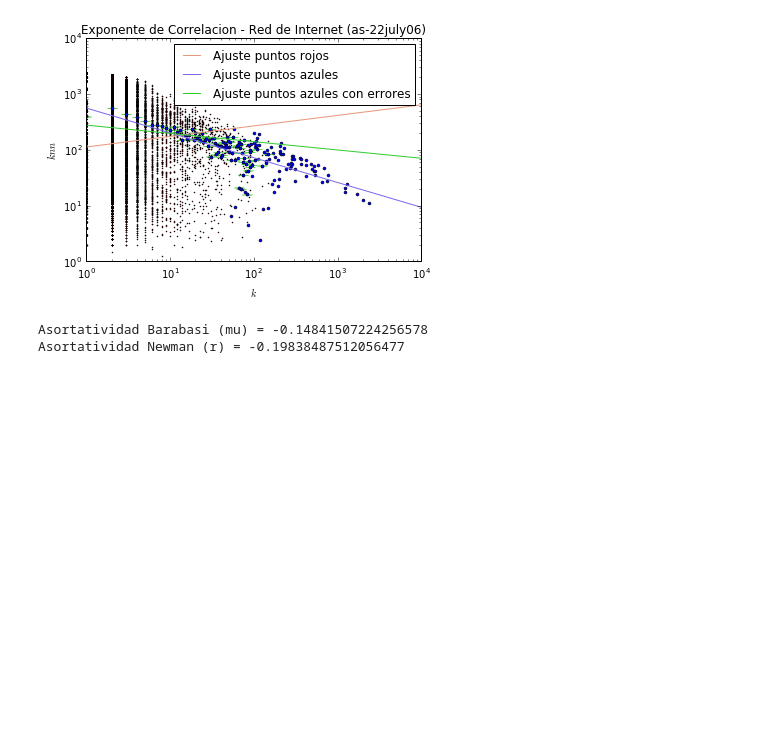
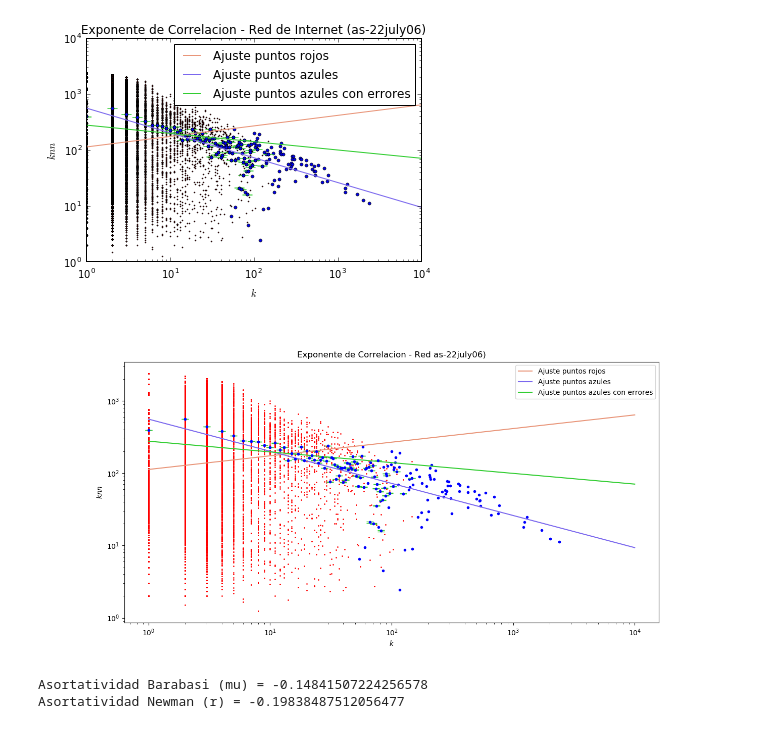
Before and after one commit to Redes2018/tp1, a Jupyter notebook: TC1-4-asjuly06.ipynb, the cells around one changed output. Saved outputs shown, nothing was run; the diff lists cells and outputs as text; code cells hidden in the pictures; blank space fills up the shorter version.

```diff
--- a/TC1-4-asjuly06.ipynb
+++ b/TC1-4-asjuly06.ipynb
@@ -150,6 +182,10 @@ plt.legend()
 plt.show()
 # %% [output]
 [figure]
+# %%
+Image(filename='Red_22july06/Red 22july06-Asortatividad.png')
+# %% [output]
+[figure, added]
 # %%
 #iv)Asortividad con estimador de Newman:
 #Segun libro de Newman se puede calcular r de la siguiente forma:
```
Also changed, not shown: parts of 5 cells of this notebook, 16 other files.
